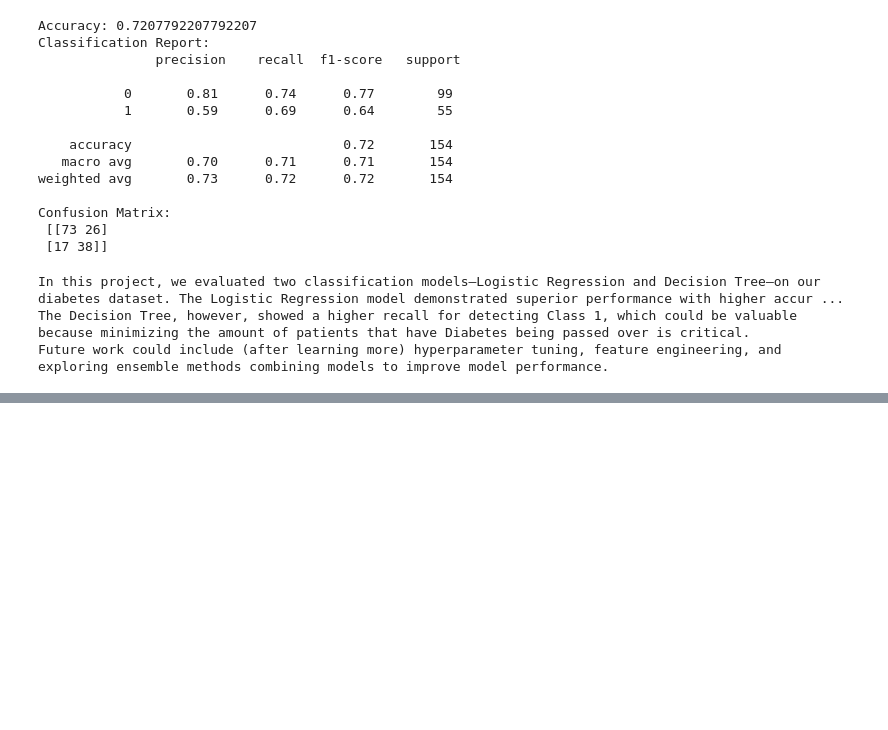
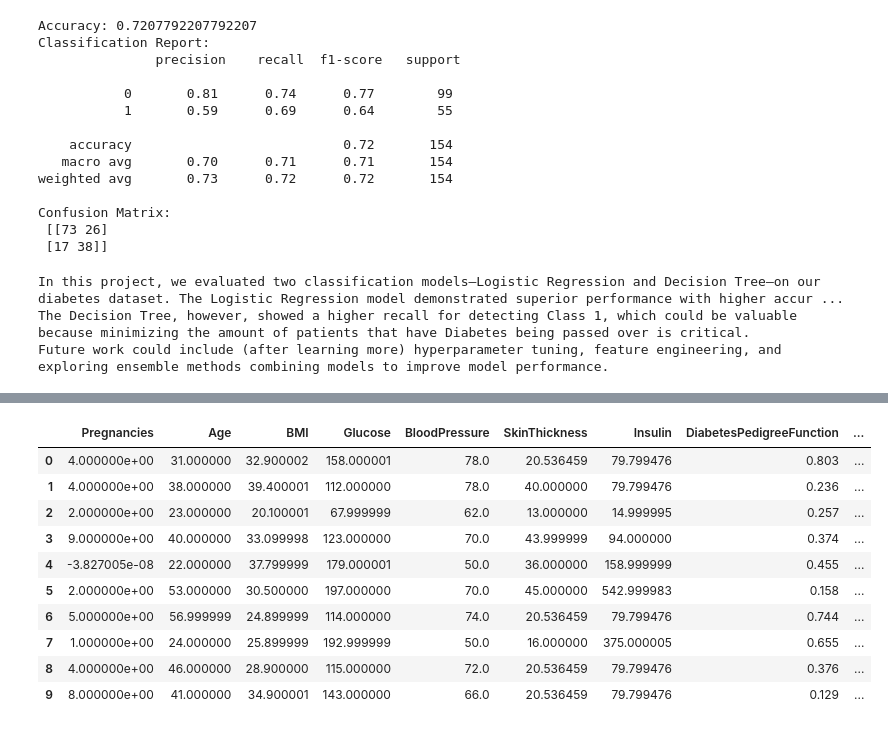
Before and after one commit to athunij24/Diabetes-Data-analysis, a Jupyter notebook: notebooks/DiabetesAnalysis.ipynb, the cells around one changed output, grey strips where cells are left out. Drawn from its saved outputs; the diff is of its cells as text; code cells hidden in the pictures; blank space fills up the shorter version.

Commit message:
Add fastai tabular

```diff
--- a/notebooks/DiabetesAnalysis.ipynb
+++ b/notebooks/DiabetesAnalysis.ipynb
@@ -159,0 +180,24 @@ Future work could include (after learning more) hyperparameter tuning, feature e
+# %%
+from fastai.tabular.all import *
+#dls = TabularDataLoaders.from_df(data, y_names="Outcome", cont_names=["Pregnancies","Age","BMI","Glucose","BloodPressure","SkinThickness","Insulin","DiabetesPedigreeFunction"],
+                                 #procs=[Categorify, FillMissing, Normalize
+data['Outcome'] = data['Outcome'].astype('category')
+splits = RandomSplitter(valid_pct=0.2)(range_of(data))
+to = TabularPandas(data, procs=[Categorify, FillMissing,Normalize],
+                    y_names="Outcome",
+                   cont_names = ["Pregnancies","Age","BMI","Glucose","BloodPressure","SkinThickness","Insulin","DiabetesPedigreeFunction"],
+                   splits=splits)
+dls = to.dataloaders(bs=64)
+dls.show_batch()
+# %% [output]
+|  | Pregnancies | Age | BMI | Glucose | BloodPressure | SkinThickness | Insulin | DiabetesPedigreeFunction | ... |
+| 0 | 4.000000e+00 | 31.000000 | 32.900002 | 158.000001 | 78.0 | 20.536459 | 79.799476 | 0.803 | ... |
+| 1 | 4.000000e+00 | 38.000000 | 39.400001 | 112.000000 | 78.0 | 40.000000 | 79.799476 | 0.236 | ... |
+| 2 | 2.000000e+00 | 23.000000 | 20.100001 | 67.999999 | 62.0 | 13.000000 | 14.999995 | 0.257 | ... |
+| 3 | 9.000000e+00 | 40.000000 | 33.099998 | 123.000000 | 70.0 | 43.999999 | 94.000000 | 0.374 | ... |
+| 4 | -3.827005e-08 | 22.000000 | 37.799999 | 179.000001 | 50.0 | 36.000000 | 158.999999 | 0.455 | ... |
+| 5 | 2.000000e+00 | 53.000000 | 30.500000 | 197.000000 | 70.0 | 45.000000 | 542.999983 | 0.158 | ... |
+| 6 | 5.000000e+00 | 56.999999 | 24.899999 | 114.000000 | 74.0 | 20.536459 | 79.799476 | 0.744 | ... |
+| 7 | 1.000000e+00 | 24.000000 | 25.899999 | 192.999999 | 50.0 | 16.000000 | 375.000005 | 0.655 | ... |
+| 8 | 4.000000e+00 | 46.000000 | 28.900000 | 115.000000 | 72.0 | 20.536459 | 79.799476 | 0.376 | ... |
+| 9 | 8.000000e+00 | 41.000000 | 34.900001 | 143.000000 | 66.0 | 20.536459 | 79.799476 | 0.129 | ... |
```
Also changed, not shown: parts of 2 cells of this notebook.
